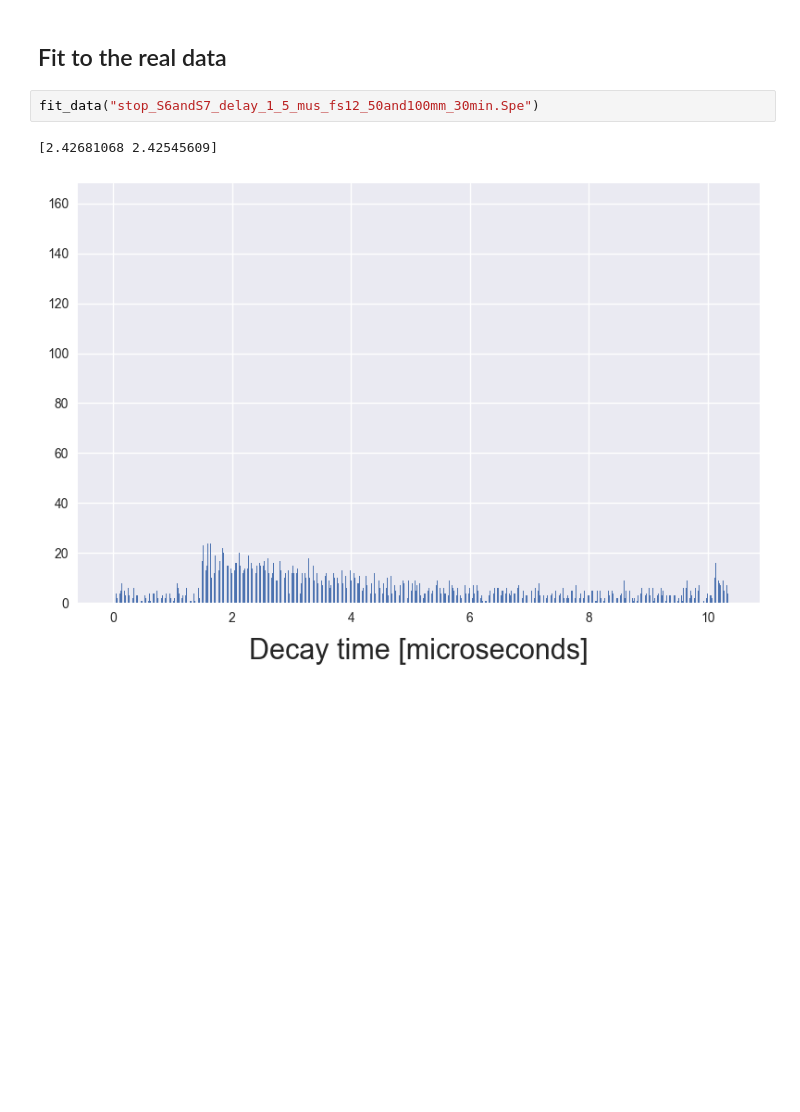
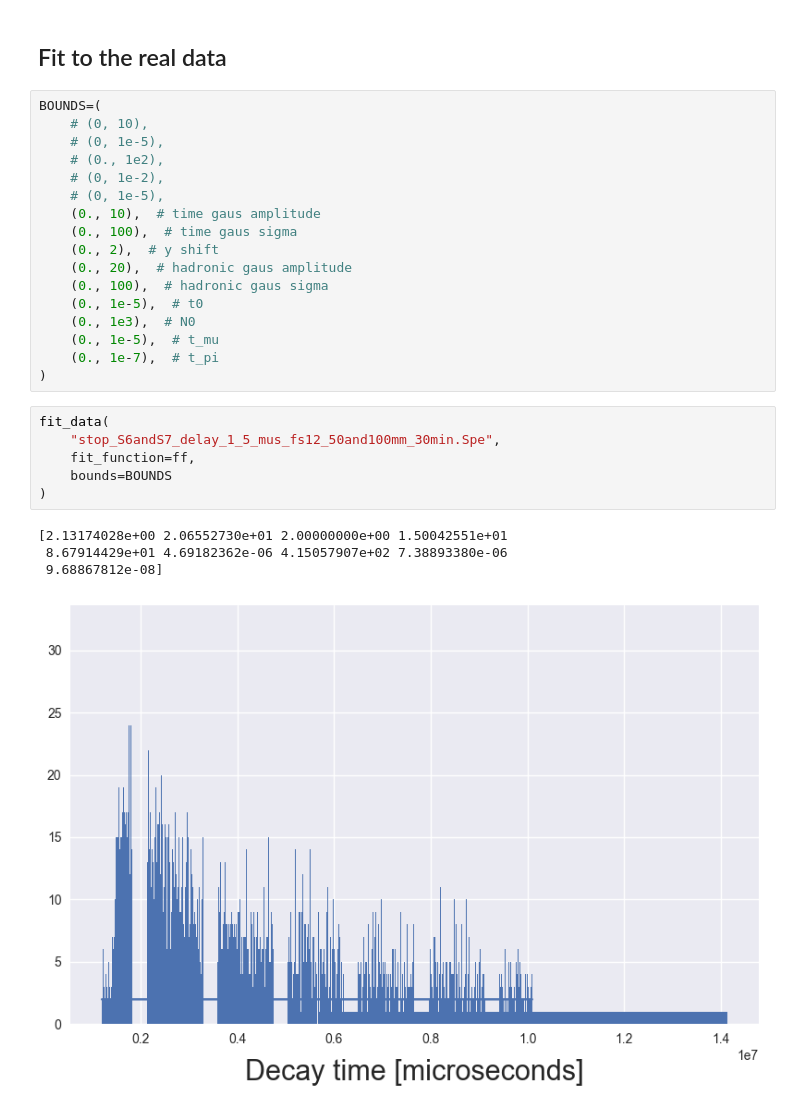
Before and after one commit to max-fatouros/psi-praktikum, a Jupyter notebook: notebooks/example.ipynb, the cells around one changed output. Cells and saved outputs as stored; diff of their text form; blank space fills up the shorter version.

```diff
--- a/notebooks/example.ipynb
+++ b/notebooks/example.ipynb
@@ -43,7 +58,30 @@ popt=array([2.29663027, 0.43542055])
 # %% [markdown]
 ## Fit to the real data
+# %%
+BOUNDS=(
+    # (0, 10),
+    # (0, 1e-5),
+    # (0., 1e2),
+    # (0, 1e-2),
+    # (0, 1e-5),
+    (0., 10),  # time gaus amplitude
+    (0., 100),  # time gaus sigma
+    (0., 2),  # y shift
+    (0., 20),  # hadronic gaus amplitude
+    (0., 100),  # hadronic gaus sigma
+    (0., 1e-5),  # t0
+    (0., 1e3),  # N0
+    (0., 1e-5),  # t_mu
+    (0., 1e-7),  # t_pi
+)
 # %%
-fit_data("stop_S6andS7_delay_1_5_mus_fs12_50and100mm_30min.Spe")
+fit_data(
+    "stop_S6andS7_delay_1_5_mus_fs12_50and100mm_30min.Spe",
+    fit_function=ff,
+    bounds=BOUNDS
+)
 # %% [output]
-[2.42681068 2.42545609]
+[2.13174028e+00 2.06552730e+01 2.00000000e+00 1.50042551e+01
+ 8.67914429e+01 4.69182362e-06 4.15057907e+02 7.38893380e-06
+ 9.68867812e-08]
-[figure, old version]
+[figure, new version]
```
Also changed, not shown: parts of 5 cells of this notebook.
